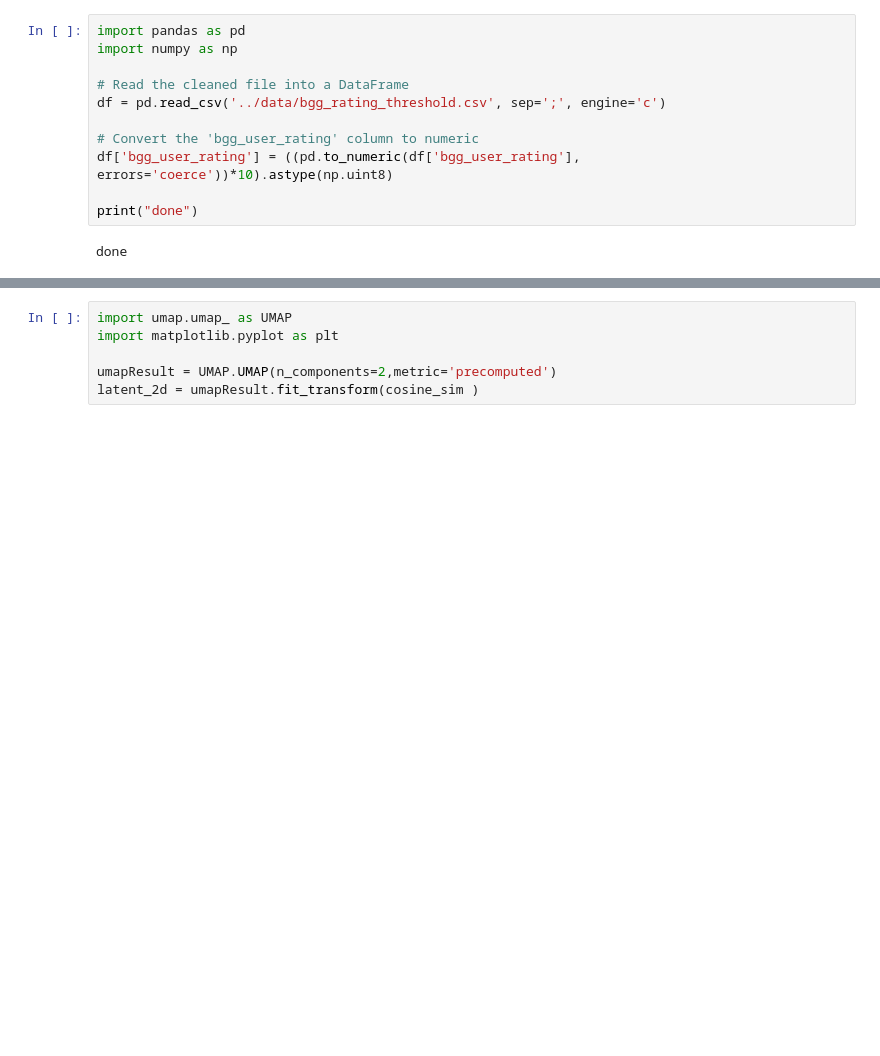
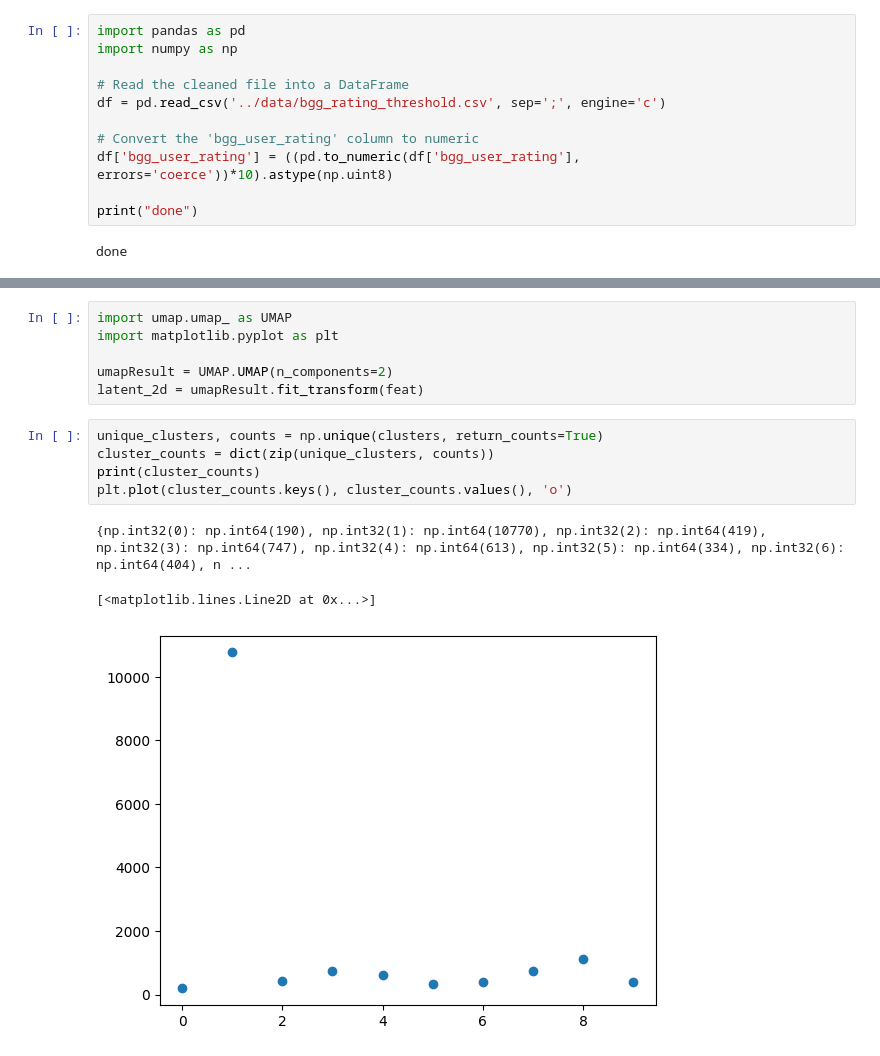
Before and after one commit to Toucan4Life/python-bgg, a Jupyter notebook: notebooks/analyse data chatGPT.ipynb, the cells around one changed output, grey strips where cells are left out. Saved outputs shown, nothing was run; the diff lists cells and outputs as text; blank space fills up the shorter version.

```diff
--- a/notebooks/analyse data chatGPT.ipynb
+++ b/notebooks/analyse data chatGPT.ipynb
@@ -87,5 +168,14 @@ clusters = dbscan.fit_predict(sparse_matrix)
 import umap.umap_ as UMAP
 import matplotlib.pyplot as plt
 
-umapResult = UMAP.UMAP(n_components=2,metric='precomputed')
-latent_2d = umapResult.fit_transform(cosine_sim )
+umapResult = UMAP.UMAP(n_components=2)
+latent_2d = umapResult.fit_transform(feat)
+# %%
+unique_clusters, counts = np.unique(clusters, return_counts=True)
+cluster_counts = dict(zip(unique_clusters, counts))
+print(cluster_counts)
+plt.plot(cluster_counts.keys(), cluster_counts.values(), 'o')
+# %% [output]
+{np.int32(0): np.int64(190), np.int32(1): np.int64(10770), np.int32(2): np.int64(419), np.int32(3): np.int64(747), np.int32(4): np.int64(613), np.int32(5): np.int64(334), np.int32(6): np.int64(404), n ...
+[<matplotlib.lines.Line2D at 0x...>]
+[figure, added]
```
Also changed, not shown: parts of 22 cells of this notebook, 1 other file.
